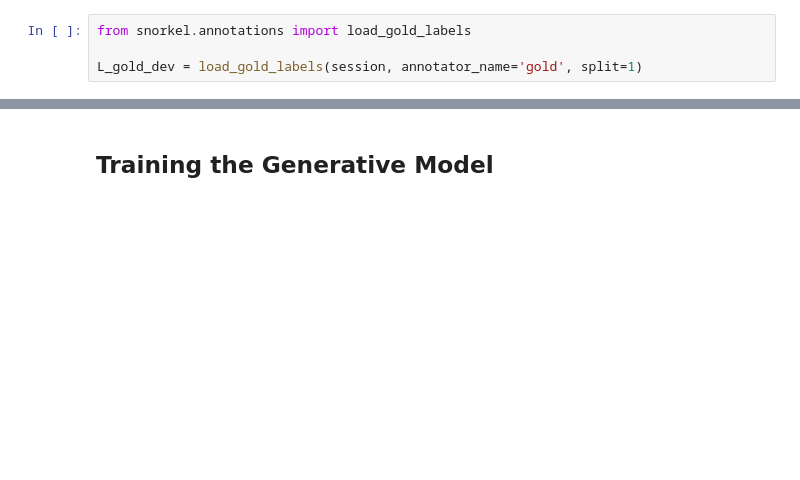
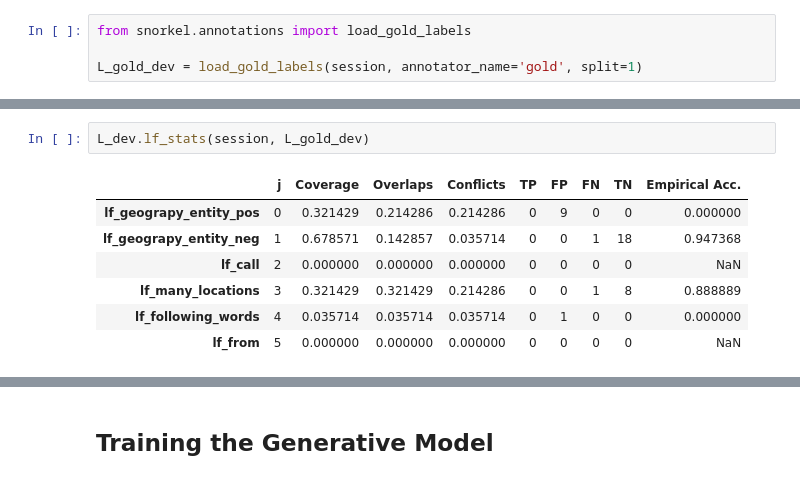
Before and after one commit to CHTAP/extractors, a Jupyter notebook: src/snorkel_extractor_memex/Snorkel_Pipeline_Version_NB2.ipynb, the cells around one changed output, grey strips where cells are left out. Cells and saved outputs as stored; diff of their text form; blank space fills up the shorter version.

```diff
--- a/src/snorkel_extractor_memex/Snorkel_Pipeline_Version_NB2.ipynb
+++ b/src/snorkel_extractor_memex/Snorkel_Pipeline_Version_NB2.ipynb
@@ -44 +277,11 @@ tp, fp, tn, fn = test_LF(session, LF_wife_in_sentence, split=1, annotator_name='
+# %%
+L_dev.lf_stats(session, L_gold_dev)
+# %% [output]
+|  | j | Coverage | Overlaps | Conflicts | TP | FP | FN | TN | Empirical Acc. |
+| lf_geograpy_entity_pos | 0 | 0.321429 | 0.214286 | 0.214286 | 0 | 9 | 0 | 0 | 0.000000 |
+| lf_geograpy_entity_neg | 1 | 0.678571 | 0.142857 | 0.035714 | 0 | 0 | 1 | 18 | 0.947368 |
+| lf_call | 2 | 0.000000 | 0.000000 | 0.000000 | 0 | 0 | 0 | 0 | NaN |
+| lf_many_locations | 3 | 0.321429 | 0.321429 | 0.214286 | 0 | 0 | 1 | 8 | 0.888889 |
+| lf_following_words | 4 | 0.035714 | 0.035714 | 0.035714 | 0 | 1 | 0 | 0 | 0.000000 |
+| lf_from | 5 | 0.000000 | 0.000000 | 0.000000 | 0 | 0 | 0 | 0 | NaN |
 # %%
```
Also changed, not shown: parts of 22 cells of this notebook, 4 other files.
